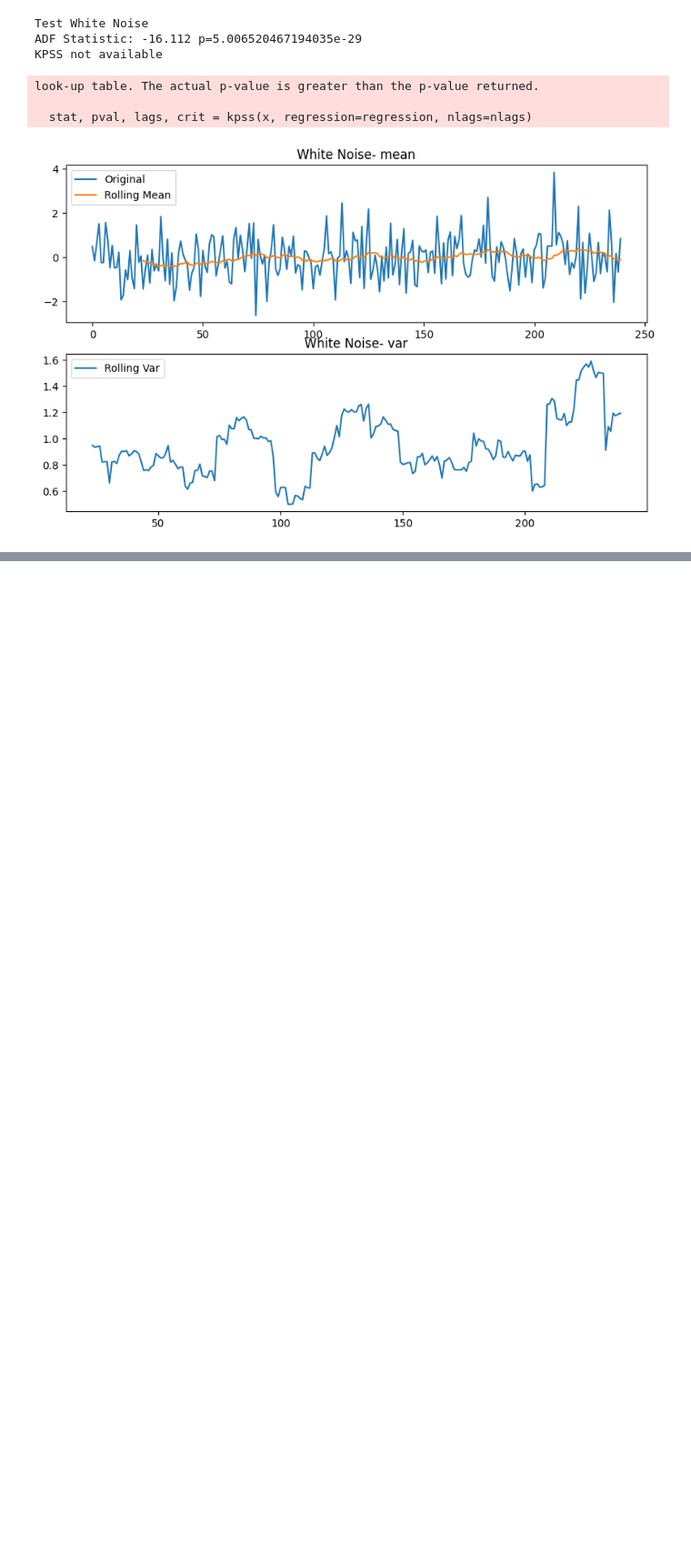
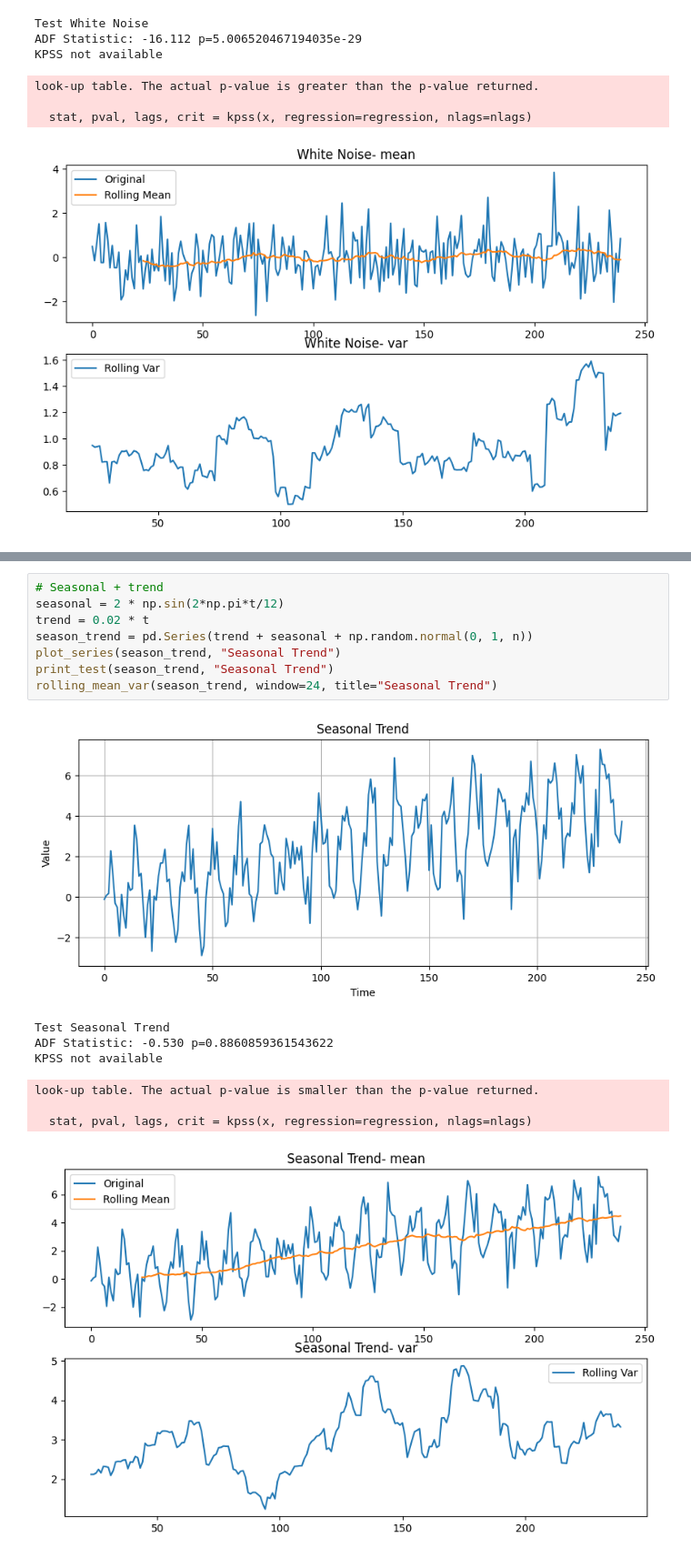
Before and after one commit to MarcoMilos/Advanced-AI-Class, a Jupyter notebook: notebooks_Jesus/Notebook6_IntroToTimeSeries.ipynb, the cells around one changed output, grey strips where cells are left out. Shown at 91% size. Cells and saved outputs as stored; diff of their text form; blank space fills up the shorter version.

```diff
--- a/notebooks_Jesus/Notebook6_IntroToTimeSeries.ipynb
+++ b/notebooks_Jesus/Notebook6_IntroToTimeSeries.ipynb
@@ -490,0 +504,17 @@ look-up table. The actual p-value is greater than the p-value returned.
+# %%
+# Seasonal + trend
+seasonal = 2 * np.sin(2*np.pi*t/12)
+trend = 0.02 * t
+season_trend = pd.Series(trend + seasonal + np.random.normal(0, 1, n))
+plot_series(season_trend, "Seasonal Trend")
+print_test(season_trend, "Seasonal Trend")
+rolling_mean_var(season_trend, window=24, title="Seasonal Trend")
+# %% [output]
+[figure, added]
+Test Seasonal Trend
+ADF Statistic: -0.530 p=0.8860859361543622
+KPSS not available
+look-up table. The actual p-value is smaller than the p-value returned.
+
+  stat, pval, lags, crit = kpss(x, regression=regression, nlags=nlags)
+[figure, added]
```
Also changed, not shown: parts of 1 cell of this notebook.
